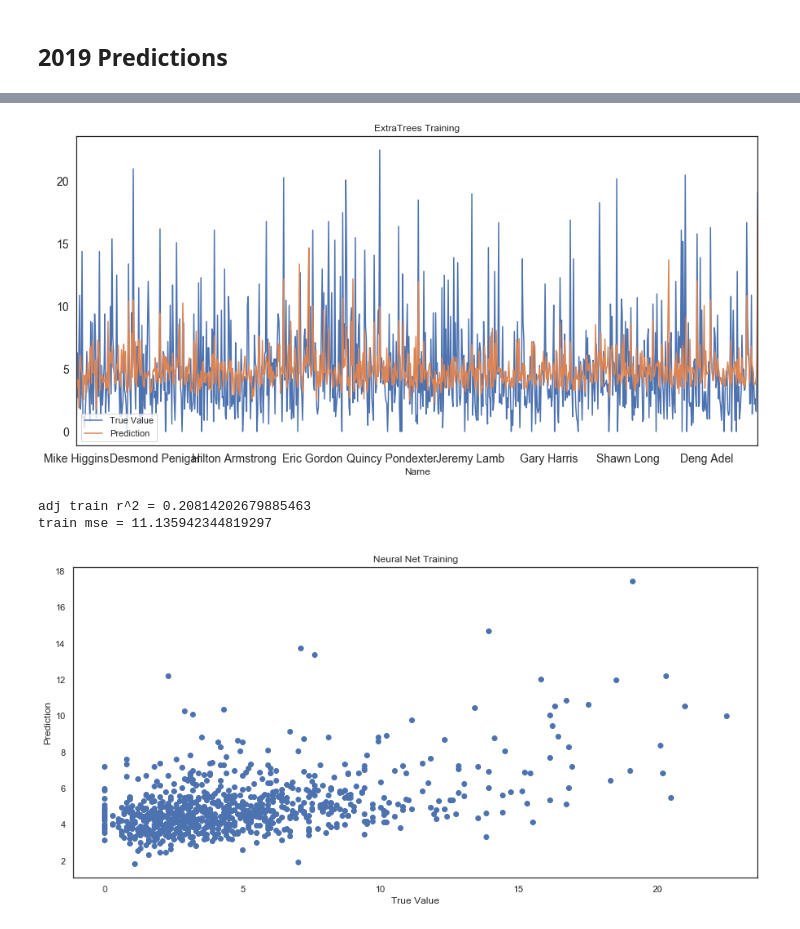
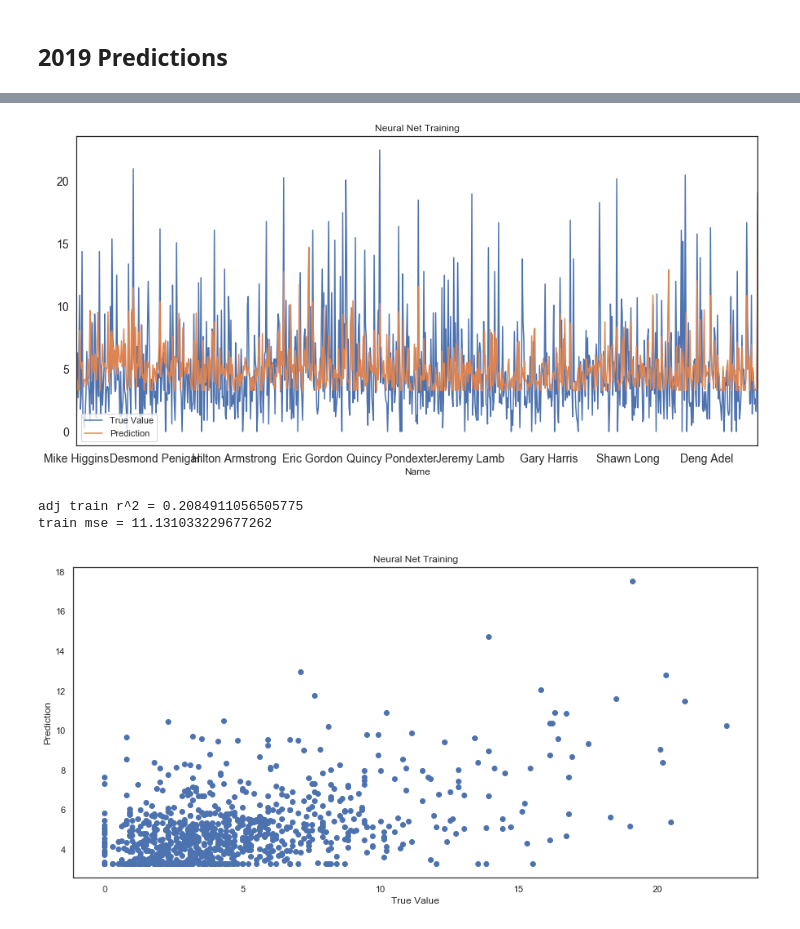
Before and after one commit to SidTheKid007/NBARookieAnalysis, a Jupyter notebook: Rookie Predictions.ipynb, the cells around one changed output, grey strips where cells are left out. Cells and saved outputs as stored; diff of their text form; code cells hidden in the pictures.

Commit message:
Model Testing and Predictions

```diff
--- a/Rookie Predictions.ipynb
+++ b/Rookie Predictions.ipynb
@@ -626,7 +626,7 @@ test_y2 = test_y.copy(deep=True)
 for x in range(5):
     col = cols_at_end[x]
     scalar = scalars[4-x]
-    model = LinearRegression()
+    model = ExtraTreesRegressor(n_estimators=100,bootstrap=True)
     rfe = RFE(model, 12)
     reg = rfe.fit(train_x.values, train_y[col].values)
     cols = []
@@ -641,12 +641,12 @@ for x in range(5):
     test_x3 = test_x[picks]
     K.clear_session()
     model = Sequential()
-    model.add(Dense(128, input_dim=12, activation='relu',kernel_regularizer=regularizers.l2(0.23)))
+    model.add(Dense(128, input_dim=12, activation='linear',kernel_regularizer=regularizers.l2(0.23)))
     model.add(Dropout(0.2))
-    #model.add(Dense(64, activation='relu',kernel_regularizer=regularizers.l2(0.13)))
-    #model.add(Dense(8, activation='tanh',kernel_regularizer=regularizers.l2(0.03)))
+    model.add(Dense(64, activation='relu',kernel_regularizer=regularizers.l2(0.13)))
+    model.add(Dense(8, activation='tanh',kernel_regularizer=regularizers.l2(0.03)))
     model.add(Dense(1, activation='linear'))
     model.compile(optimizer='Adam', loss='mean_squared_error')
-    early_stop = EarlyStopping(monitor='val_loss', patience=30, verbose=0, min_delta=.000001,restore_best_weights=True)
-    out = model.fit(train_x3.values, train_y[col].values.ravel(), validation_data=[test_x3.values, test_y[col].values.ravel()], epochs=500, verbose=0, shuffle=False)##, callbacks=[early_stop])
+    early_stop = EarlyStopping(monitor='loss', patience=30, verbose=0, min_delta=.000001,restore_best_weights=True)
+    out = model.fit(train_x3.values, train_y[col].values.ravel(), validation_data=[test_x3.values, test_y[col].values.ravel()], epochs=500, verbose=0, shuffle=False, callbacks=[early_stop])
     test_y2[col] = scalar.inverse_transform(model.predict(test_x3.values))
@@ -653,17 +663,17 @@ for x in range(5):
 # %%
 train_y2 = train_y.copy(deep=True)
 train_y2['prediction'] = sc2.inverse_transform(model.predict(train_x3.values))
 train_y2['NBAPTS'] = sc2.inverse_transform(train_y2['NBAPTS'])
-train_y2['NBAPTS'].plot(figsize=(15,7), title= 'ExtraTrees Training', fontsize=14, label='True Value')
-train_y2['prediction'].plot(figsize=(15,7), title= 'ExtraTrees Training', fontsize=14, label='Prediction')
+train_y2['NBAPTS'].plot(figsize=(15,7), title= 'Neural Net Training', fontsize=14, label='True Value')
+train_y2['prediction'].plot(figsize=(15,7), title= 'Neural Net Training', fontsize=14, label='Prediction')
 plt.legend(loc='lower left')
 plt.show()
 print('adj train r^2 = ' + str(adj_r2_score((r2_score(train_y2.NBAPTS, train_y2.prediction)),train_x.shape[0], train_x.shape[1])))
 print('train mse = ' + str(mean_squared_error(train_y2.NBAPTS, train_y2.prediction)))
 # %% [output]
-[figure, old version]
+[figure, new version]
-adj train r^2 = 0.20814202679885463
-train mse = 11.135942344819297
+adj train r^2 = 0.2084911056505775
+train mse = 11.131033229677262
 # %%
 plt.figure(figsize=(15,7))
 plt.scatter(train_y2['NBAPTS'],train_y2['prediction'])
@@ -672,7 +682,7 @@ plt.ylabel("Prediction")
 plt.title("Neural Net Training")
 plt.show()
 # %% [output]
-[figure, old version]
+[figure, new version]
 # %%
 test_y2['Value'] = 1*test_y2['NBAPTS'] + 1.2*test_y2['NBATRB'] + 1.5*test_y2['NBAAST'] + 3*test_y2['NBASTL'] + 3*test_y2['NBABLK']
 test_y2.sort_values('Value', ascending=False)
```
Also changed, not shown: parts of 6 cells of this notebook.
